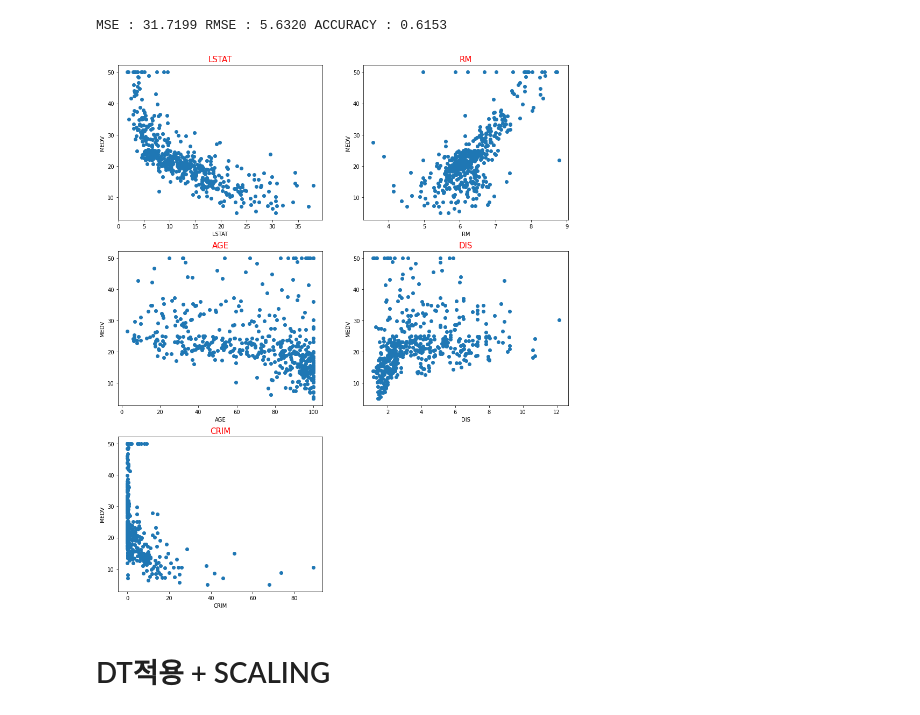
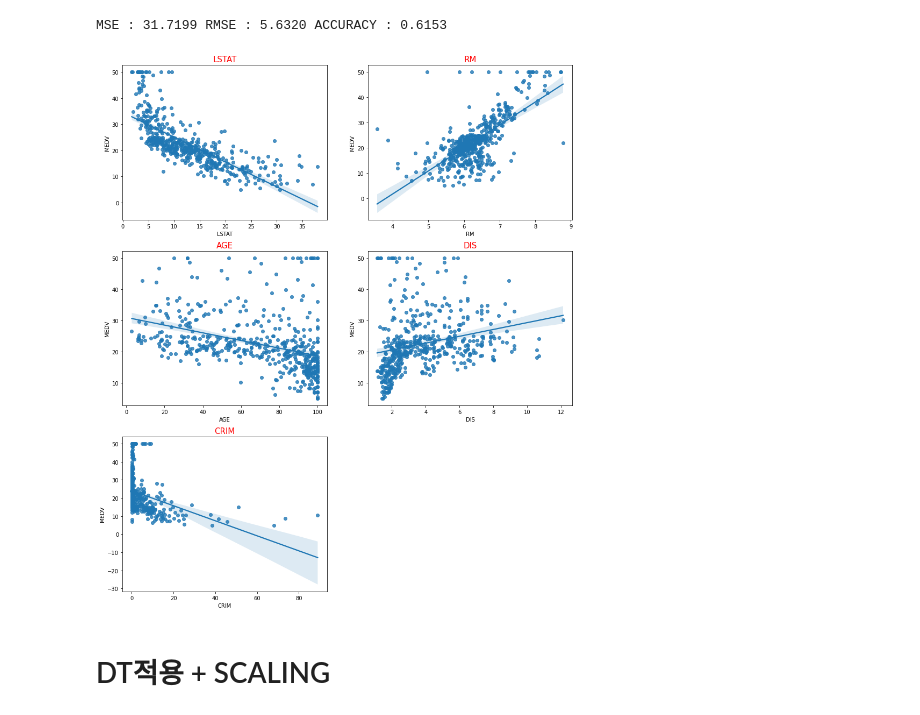
Before and after one commit to aprogod/learning, a Jupyter notebook: try.ipynb, the cells around one changed output. Cells and saved outputs as stored; diff of their text form; code cells hidden in the pictures.

```diff
--- a/try.ipynb
+++ b/try.ipynb
@@ -145,21 +147,21 @@ MSE : 31.7199 RMSE : 5.6320 ACCURACY : 0.6153
 # %%
 # ['LSTAT', 'RM', 'AGE', 'DIS', 'CRIM'] 와 MEDV 의 상관 관계 그래프 그려보기
 
 plt.figure(figsize=(15,18), facecolor='w')
 
 features = ['LSTAT', 'RM', 'AGE', 'DIS', 'CRIM']
 target = house_df['MEDV']
 
 for i, col in enumerate(features):
     plt.subplot(3, 2, i+1)
     x = X_house_df_top5[col]
     y = target
-    plt.scatter(x, y)
+    sns.regplot(x, y, data=X_house_df_top5)
     plt.title(col, fontsize = 15, color = 'r')
     plt.xlabel(col)
     plt.ylabel('MEDV')
 # %% [output]
-[figure, old version]
+[figure, new version]
 # %% [markdown]
 # DT적용 + SCALING
 # %%
```
Also changed, not shown: parts of 3 cells of this notebook, 2 other files.
